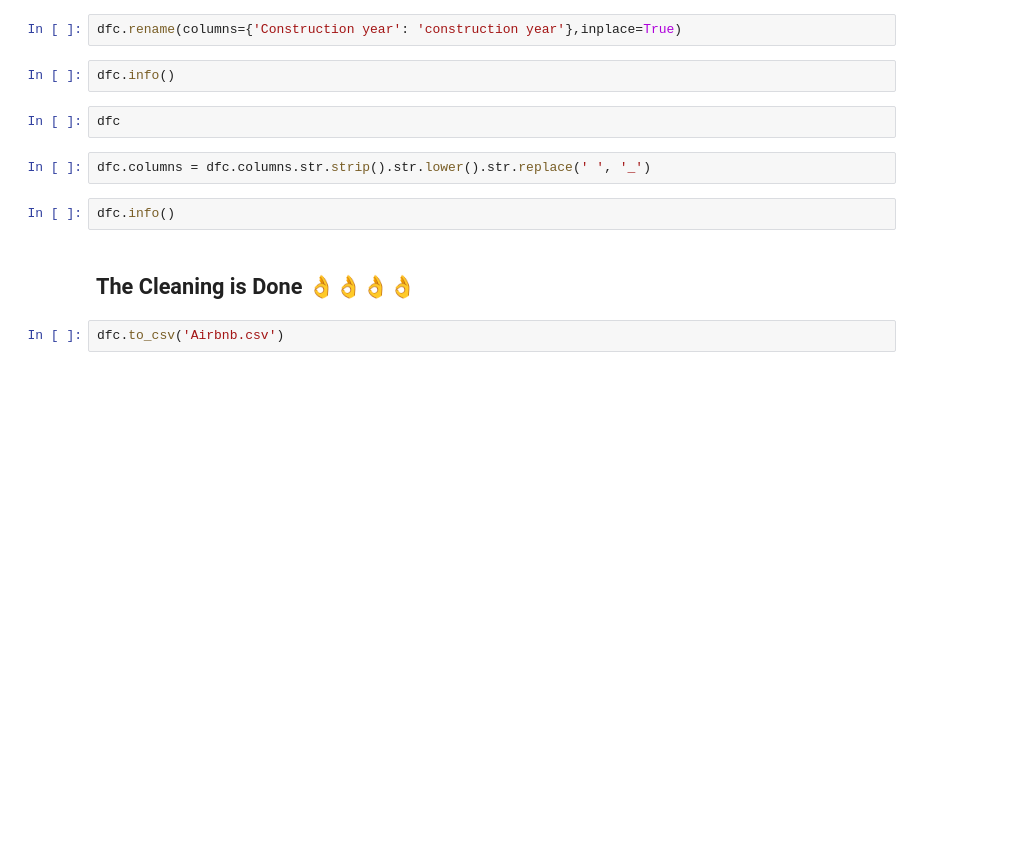
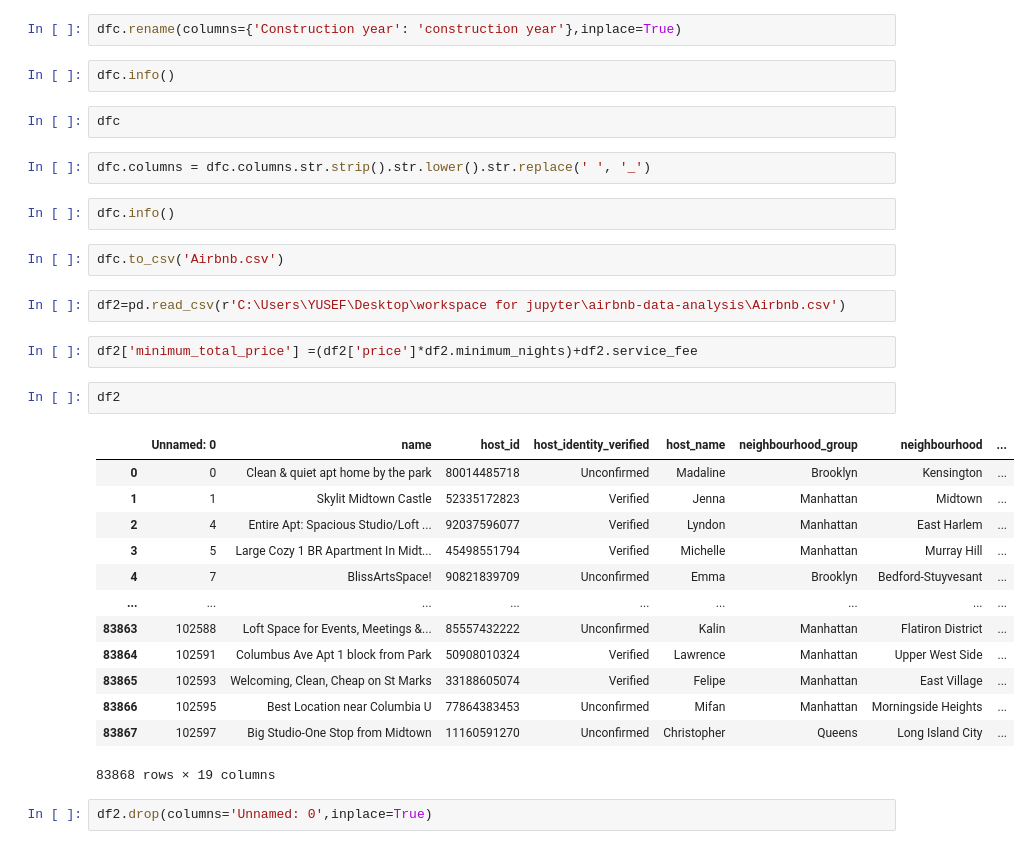
Before and after one commit to JoeAdelmous/airbnb-data-analysis, a Jupyter notebook: Airbnb.ipynb, the cells around one changed output. Saved outputs shown, nothing was run; the diff lists cells and outputs as text; blank space fills up the shorter version.

```diff
--- a/Airbnb.ipynb
+++ b/Airbnb.ipynb
@@ -124,7 +124,27 @@ dfc
 dfc.columns = dfc.columns.str.strip().str.lower().str.replace(' ', '_')
 # %%
 dfc.info()
-# %% [markdown]
-## The Cleaning is Done 👌👌👌👌
 # %%
 dfc.to_csv('Airbnb.csv')
+# %%
+df2=pd.read_csv(r'C:\Users\YUSEF\Desktop\workspace for jupyter\airbnb-data-analysis\Airbnb.csv')
+# %%
+df2['minimum_total_price'] =(df2['price']*df2.minimum_nights)+df2.service_fee
+# %%
+df2
+# %% [output]
+|  | Unnamed: 0 | name | host_id | host_identity_verified | host_name | neighbourhood_group | neighbourhood | ... |
+| 0 | 0 | Clean & quiet apt home by the park | 80014485718 | Unconfirmed | Madaline | Brooklyn | Kensington | ... |
+| 1 | 1 | Skylit Midtown Castle | 52335172823 | Verified | Jenna | Manhattan | Midtown | ... |
+| 2 | 4 | Entire Apt: Spacious Studio/Loft ... | 92037596077 | Verified | Lyndon | Manhattan | East Harlem | ... |
+| 3 | 5 | Large Cozy 1 BR Apartment In Midt... | 45498551794 | Verified | Michelle | Manhattan | Murray Hill | ... |
+| 4 | 7 | BlissArtsSpace! | 90821839709 | Unconfirmed | Emma | Brooklyn | Bedford-Stuyvesant | ... |
+| ... | ... | ... | ... | ... | ... | ... | ... | ... |
+| 83863 | 102588 | Loft Space for Events, Meetings &... | 85557432222 | Unconfirmed | Kalin | Manhattan | Flatiron District | ... |
+| 83864 | 102591 | Columbus Ave Apt 1 block from Park | 50908010324 | Verified | Lawrence | Manhattan | Upper West Side | ... |
+| 83865 | 102593 | Welcoming, Clean, Cheap on St Marks | 33188605074 | Verified | Felipe | Manhattan | East Village | ... |
+| 83866 | 102595 | Best Location near Columbia U | 77864383453 | Unconfirmed | Mifan | Manhattan | Morningside Heights | ... |
+| 83867 | 102597 | Big Studio-One Stop from Midtown | 11160591270 | Unconfirmed | Christopher | Queens | Long Island City | ... |
+83868 rows × 19 columns
+# %%
+df2.drop(columns='Unnamed: 0',inplace=True)
```
Also changed, not shown: parts of 5 cells of this notebook.
